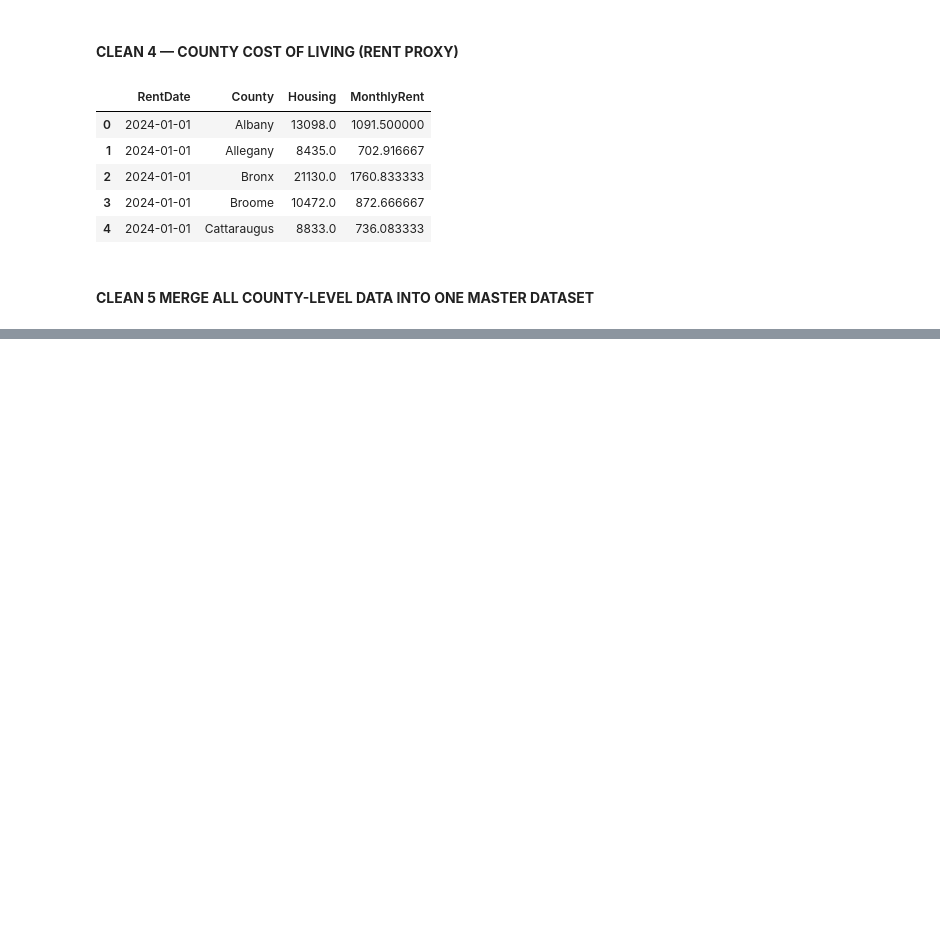
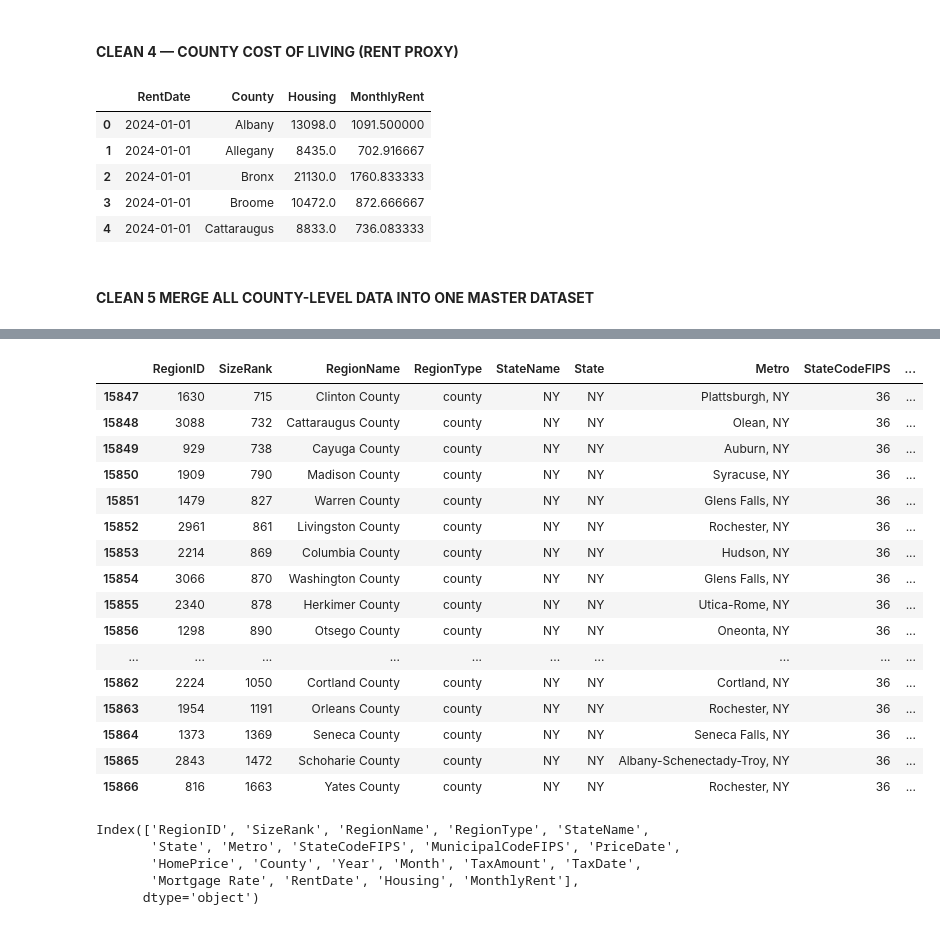
Before and after one commit to datasheng/csc46000-team-project-housekeeping, a Jupyter notebook: Train_a_model_for_DS.ipynb, the cells around one changed output, grey strips where cells are left out. Cells and saved outputs as stored; diff of their text form; code cells hidden in the pictures; blank space fills up the shorter version.

```diff
--- a/Train_a_model_for_DS.ipynb
+++ b/Train_a_model_for_DS.ipynb
@@ -172,0 +426,28 @@ county_merged.to_csv("County_merges_clean.csv", index=False)
+# %%
+county_merged.tail(20)
+# %% [output]
+|  | RegionID | SizeRank | RegionName | RegionType | StateName | State | Metro | StateCodeFIPS | ... |
+| 15847 | 1630 | 715 | Clinton County | county | NY | NY | Plattsburgh, NY | 36 | ... |
+| 15848 | 3088 | 732 | Cattaraugus County | county | NY | NY | Olean, NY | 36 | ... |
+| 15849 | 929 | 738 | Cayuga County | county | NY | NY | Auburn, NY | 36 | ... |
+| 15850 | 1909 | 790 | Madison County | county | NY | NY | Syracuse, NY | 36 | ... |
+| 15851 | 1479 | 827 | Warren County | county | NY | NY | Glens Falls, NY | 36 | ... |
+| 15852 | 2961 | 861 | Livingston County | county | NY | NY | Rochester, NY | 36 | ... |
+| 15853 | 2214 | 869 | Columbia County | county | NY | NY | Hudson, NY | 36 | ... |
+| 15854 | 3066 | 870 | Washington County | county | NY | NY | Glens Falls, NY | 36 | ... |
+| 15855 | 2340 | 878 | Herkimer County | county | NY | NY | Utica-Rome, NY | 36 | ... |
+| 15856 | 1298 | 890 | Otsego County | county | NY | NY | Oneonta, NY | 36 | ... |
+| ... | ... | ... | ... | ... | ... | ... | ... | ... | ... |
+| 15862 | 2224 | 1050 | Cortland County | county | NY | NY | Cortland, NY | 36 | ... |
+| 15863 | 1954 | 1191 | Orleans County | county | NY | NY | Rochester, NY | 36 | ... |
+| 15864 | 1373 | 1369 | Seneca County | county | NY | NY | Seneca Falls, NY | 36 | ... |
+| 15865 | 2843 | 1472 | Schoharie County | county | NY | NY | Albany-Schenectady-Troy, NY | 36 | ... |
+| 15866 | 816 | 1663 | Yates County | county | NY | NY | Rochester, NY | 36 | ... |
+# %%
+county_merged.columns
+# %% [output]
+Index(['RegionID', 'SizeRank', 'RegionName', 'RegionType', 'StateName',
+       'State', 'Metro', 'StateCodeFIPS', 'MunicipalCodeFIPS', 'PriceDate',
+       'HomePrice', 'County', 'Year', 'Month', 'TaxAmount', 'TaxDate',
+       'Mortgage Rate', 'RentDate', 'Housing', 'MonthlyRent'],
+      dtype='object')
```
Also changed, not shown: parts of 28 cells of this notebook, 3 other files.
